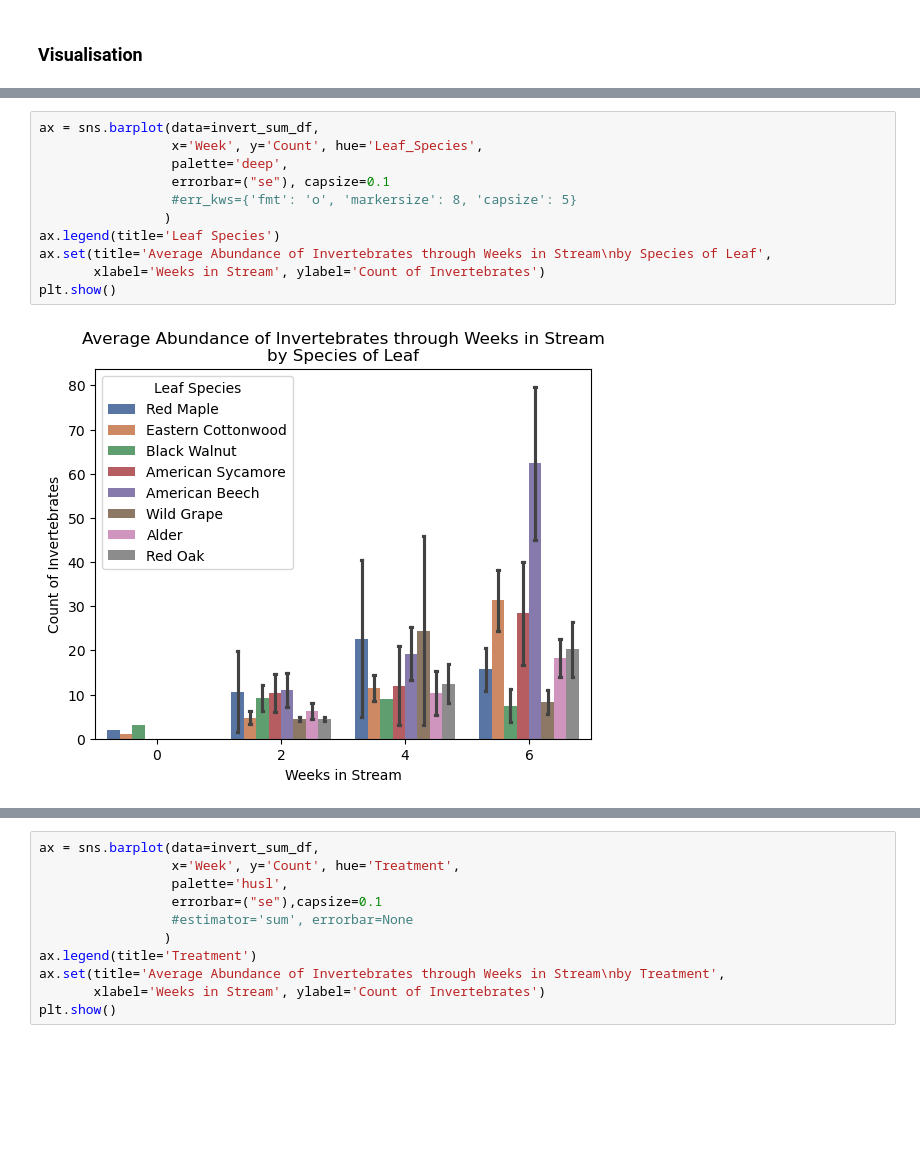
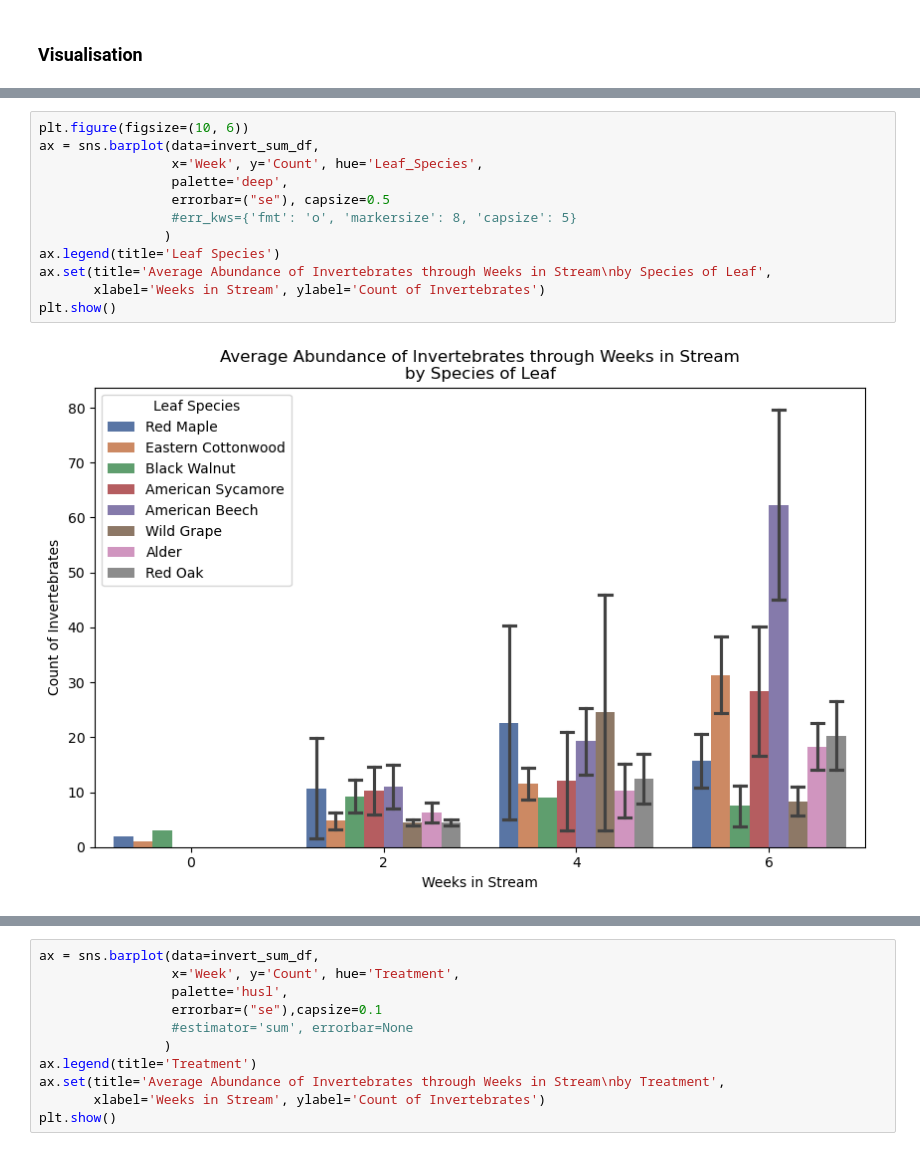
Before and after one commit to stevenzhouzh/Steam-LeafPacks, a Jupyter notebook: Report/LeafPack_Analysis_Class.ipynb, the cells around one changed output, grey strips where cells are left out. Cells and saved outputs as stored; diff of their text form; blank space fills up the shorter version.

```diff
--- a/Report/LeafPack_Analysis_Class.ipynb
+++ b/Report/LeafPack_Analysis_Class.ipynb
@@ -264,13 +884,14 @@ invert_genera_richness_df
 # %%
+plt.figure(figsize=(10, 6))
 ax = sns.barplot(data=invert_sum_df,
                  x='Week', y='Count', hue='Leaf_Species',
                  palette='deep',
-                 errorbar=("se"), capsize=0.1
+                 errorbar=("se"), capsize=0.5
                  #err_kws={'fmt': 'o', 'markersize': 8, 'capsize': 5}
                 )
 ax.legend(title='Leaf Species')
 ax.set(title='Average Abundance of Invertebrates through Weeks in Stream\nby Species of Leaf',
        xlabel='Weeks in Stream', ylabel='Count of Invertebrates')
 plt.show()
 # %% [output]
-[figure, old version]
+[figure, new version]
```
Also changed, not shown: parts of 112 cells of this notebook, 1 other file.
